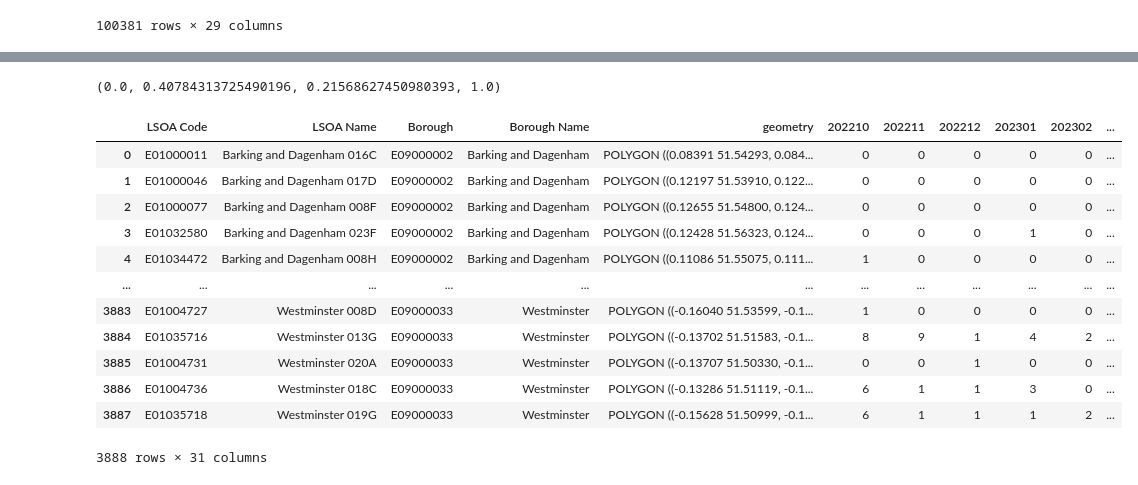
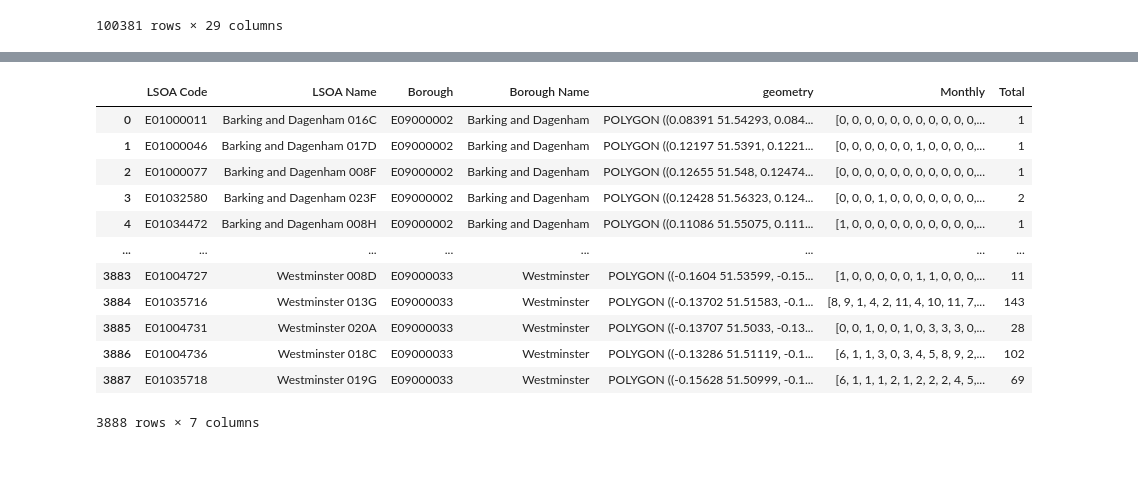
Before and after one commit to ethmacc/casa0017-web-assessment-SafeBike, a Jupyter notebook: Website/data_processing/data_processing.ipynb, the cells around one changed output, grey strips where cells are left out. Drawn from its saved outputs; the diff is of its cells as text; code cells hidden in the pictures.

Commit message:
Add dynamic color mapping

```diff
--- a/Website/data_processing/data_processing.ipynb
+++ b/Website/data_processing/data_processing.ipynb
@@ -29,6 +29,10 @@ bike_theft = MPS_crime[MPS_crime['Minor Category'] == 'BICYCLE THEFT'].reset_ind
 bike_theft_short = bike_theft.drop(columns=['Major Category', 'Minor Category'])
 #bike_theft_short.to_csv('bike_theft.csv', index=False)
 # %%
-bike_theft_short['Total'] = bike_theft_short.iloc[:, 3:].sum(axis=1)
-bike_theft_short
+total = bike_theft_short.iloc[:, 3:].sum(axis=1)
+monthly = bike_theft_short.iloc[:, 3:].values.tolist()
+bike_theft_compact = bike_theft_short.iloc[:, :3]
+bike_theft_compact['Monthly'] = monthly
+bike_theft_compact['Total'] = total
+bike_theft_compact
 # %% [output]
@@ -78,35 +82,31 @@ lsoa2021
 cmap = mpl.colormaps['RdYlGn_r']
 norm = mpl.colors.LogNorm(vmin=1, vmax=200)
 scalarMap = cm.ScalarMappable(norm=norm, cmap=cmap)
-# %%
-scalarMap.to_rgba(1)
-# %% [output]
-(0.0, 0.40784313725490196, 0.21568627450980393, 1.0)
 # %%
-merged = lsoa2021.merge(bike_theft_short, left_on='lsoa21cd', right_on='LSOA Code')
+merged = lsoa2021.merge(bike_theft_compact, left_on='lsoa21cd', right_on='LSOA Code')
 merged = merged.drop(columns=['LSOA Code', 'LSOA Name', 'msoa21cd', 'msoa21nm', 'Borough'])
 merged = merged.rename(columns={'lsoa21cd':'LSOA Code', 'lsoa21nm':'LSOA Name', 'lad22cd':'Borough', 'lad22nm':'Borough Name'})
 
-def assign_color_rgb(times):
-    output_col = scalarMap.to_rgba(times)
-    return f'rgb({int(output_col[0] * 255)}, {int(output_col[1] * 255)}, {int(output_col[2] * 255)})'
+#def assign_color_rgb(times):
+ #   output_col = scalarMap.to_rgba(times)
+  #  return f'rgb({int(output_col[0] * 255)}, {int(output_col[1] * 255)}, {int(output_col[2] * 255)})'
 
-merged['color'] = merged['Total'].apply(assign_color_rgb)
+#merged['color'] = merged['Total'].apply(assign_color_rgb)
 
 merged
 # %% [output]
-|  | LSOA Code | LSOA Name | Borough | Borough Name | geometry | 202210 | 202211 | 202212 | 202301 | 202302 | ... |
-| 0 | E01000011 | Barking and Dagenham 016C | E09000002 | Barking and Dagenham | POLYGON ((0.08391 51.54293, 0.084... | 0 | 0 | 0 | 0 | 0 | ... |
-| 1 | E01000046 | Barking and Dagenham 017D | E09000002 | Barking and Dagenham | POLYGON ((0.12197 51.53910, 0.122... | 0 | 0 | 0 | 0 | 0 | ... |
-| 2 | E01000077 | Barking and Dagenham 008F | E09000002 | Barking and Dagenham | POLYGON ((0.12655 51.54800, 0.124... | 0 | 0 | 0 | 0 | 0 | ... |
-| 3 | E01032580 | Barking and Dagenham 023F | E09000002 | Barking and Dagenham | POLYGON ((0.12428 51.56323, 0.124... | 0 | 0 | 0 | 1 | 0 | ... |
-| 4 | E01034472 | Barking and Dagenham 008H | E09000002 | Barking and Dagenham | POLYGON ((0.11086 51.55075, 0.111... | 1 | 0 | 0 | 0 | 0 | ... |
-| ... | ... | ... | ... | ... | ... | ... | ... | ... | ... | ... | ... |
-| 3883 | E01004727 | Westminster 008D | E09000033 | Westminster | POLYGON ((-0.16040 51.53599, -0.1... | 1 | 0 | 0 | 0 | 0 | ... |
-| 3884 | E01035716 | Westminster 013G | E09000033 | Westminster | POLYGON ((-0.13702 51.51583, -0.1... | 8 | 9 | 1 | 4 | 2 | ... |
-| 3885 | E01004731 | Westminster 020A | E09000033 | Westminster | POLYGON ((-0.13707 51.50330, -0.1... | 0 | 0 | 1 | 0 | 0 | ... |
-| 3886 | E01004736 | Westminster 018C | E09000033 | Westminster | POLYGON ((-0.13286 51.51119, -0.1... | 6 | 1 | 1 | 3 | 0 | ... |
-| 3887 | E01035718 | Westminster 019G | E09000033 | Westminster | POLYGON ((-0.15628 51.50999, -0.1... | 6 | 1 | 1 | 1 | 2 | ... |
+|  | LSOA Code | LSOA Name | Borough | Borough Name | geometry | Monthly | Total |
+| 0 | E01000011 | Barking and Dagenham 016C | E09000002 | Barking and Dagenham | POLYGON ((0.08391 51.54293, 0.084... | [0, 0, 0, 0, 0, 0, 0, 0, 0, 0, 0,... | 1 |
+| 1 | E01000046 | Barking and Dagenham 017D | E09000002 | Barking and Dagenham | POLYGON ((0.12197 51.5391, 0.1221... | [0, 0, 0, 0, 0, 0, 1, 0, 0, 0, 0,... | 1 |
+| 2 | E01000077 | Barking and Dagenham 008F | E09000002 | Barking and Dagenham | POLYGON ((0.12655 51.548, 0.12474... | [0, 0, 0, 0, 0, 0, 0, 0, 0, 0, 0,... | 1 |
+| 3 | E01032580 | Barking and Dagenham 023F | E09000002 | Barking and Dagenham | POLYGON ((0.12428 51.56323, 0.124... | [0, 0, 0, 1, 0, 0, 0, 0, 0, 0, 0,... | 2 |
+| 4 | E01034472 | Barking and Dagenham 008H | E09000002 | Barking and Dagenham | POLYGON ((0.11086 51.55075, 0.111... | [1, 0, 0, 0, 0, 0, 0, 0, 0, 0, 0,... | 1 |
+| ... | ... | ... | ... | ... | ... | ... | ... |
+| 3883 | E01004727 | Westminster 008D | E09000033 | Westminster | POLYGON ((-0.1604 51.53599, -0.15... | [1, 0, 0, 0, 0, 0, 1, 1, 0, 0, 0,... | 11 |
+| 3884 | E01035716 | Westminster 013G | E09000033 | Westminster | POLYGON ((-0.13702 51.51583, -0.1... | [8, 9, 1, 4, 2, 11, 4, 10, 11, 7,... | 143 |
+| 3885 | E01004731 | Westminster 020A | E09000033 | Westminster | POLYGON ((-0.13707 51.5033, -0.13... | [0, 0, 1, 0, 0, 1, 0, 3, 3, 3, 0,... | 28 |
+| 3886 | E01004736 | Westminster 018C | E09000033 | Westminster | POLYGON ((-0.13286 51.51119, -0.1... | [6, 1, 1, 3, 0, 3, 4, 5, 8, 9, 2,... | 102 |
+| 3887 | E01035718 | Westminster 019G | E09000033 | Westminster | POLYGON ((-0.15628 51.50999, -0.1... | [6, 1, 1, 1, 2, 1, 2, 2, 2, 4, 5,... | 69 |
-3888 rows × 31 columns
+3888 rows × 7 columns
 # %%
 merged.to_file('lsoa21.geojson', driver="GeoJSON")
```
Also changed, not shown: parts of 2 cells of this notebook, 4 other files.
